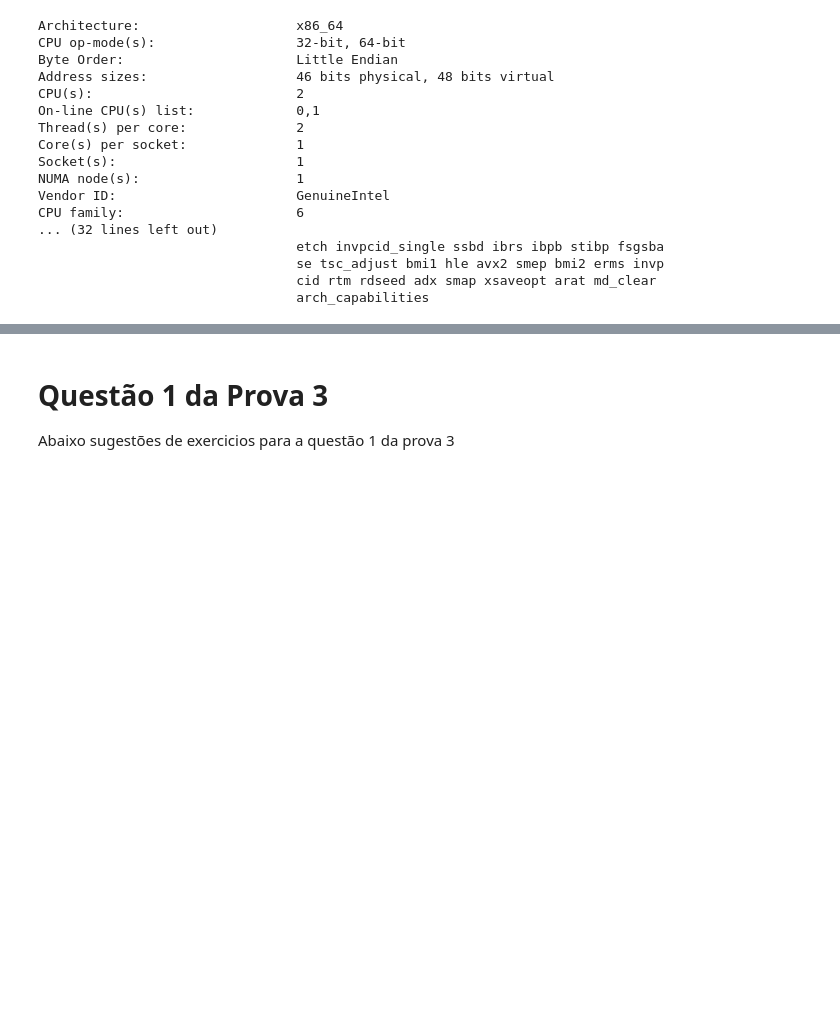
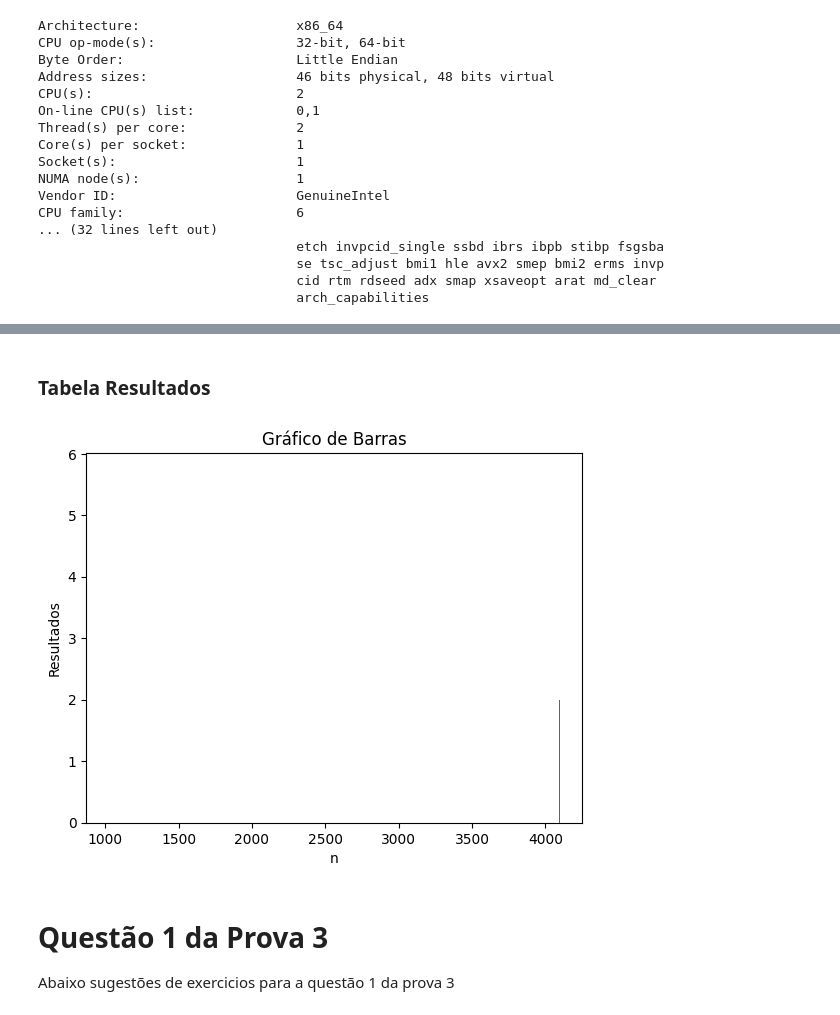
Before and after one commit to jpmedras/inf450_2023-1, a Jupyter notebook: Valgrind_Simulador_de_Cache.ipynb, the cells around one changed output, grey strips where cells are left out. Cells and saved outputs as stored; diff of their text form; code cells hidden in the pictures; blank space fills up the shorter version.

```diff
--- a/Valgrind_Simulador_de_Cache.ipynb
+++ b/Valgrind_Simulador_de_Cache.ipynb
@@ -960,3 +1207,18 @@ CPU family:                      6
+# %% [markdown]
+### Tabela Resultados
+# %%
+import matplotlib.pyplot as plt
+
+n = [1024, 2048, 4096]
+resultados = [5.725018, 1, 2]
+
+plt.bar(n, resultados)
+plt.xlabel('n')
+plt.ylabel('Resultados')
+plt.title('Gráfico de Barras')
+plt.show()
+# %% [output]
+[figure, added]
 # %% [markdown]
 # Questão 1 da Prova 3
 
```
Also changed, not shown: parts of 20 cells of this notebook.
